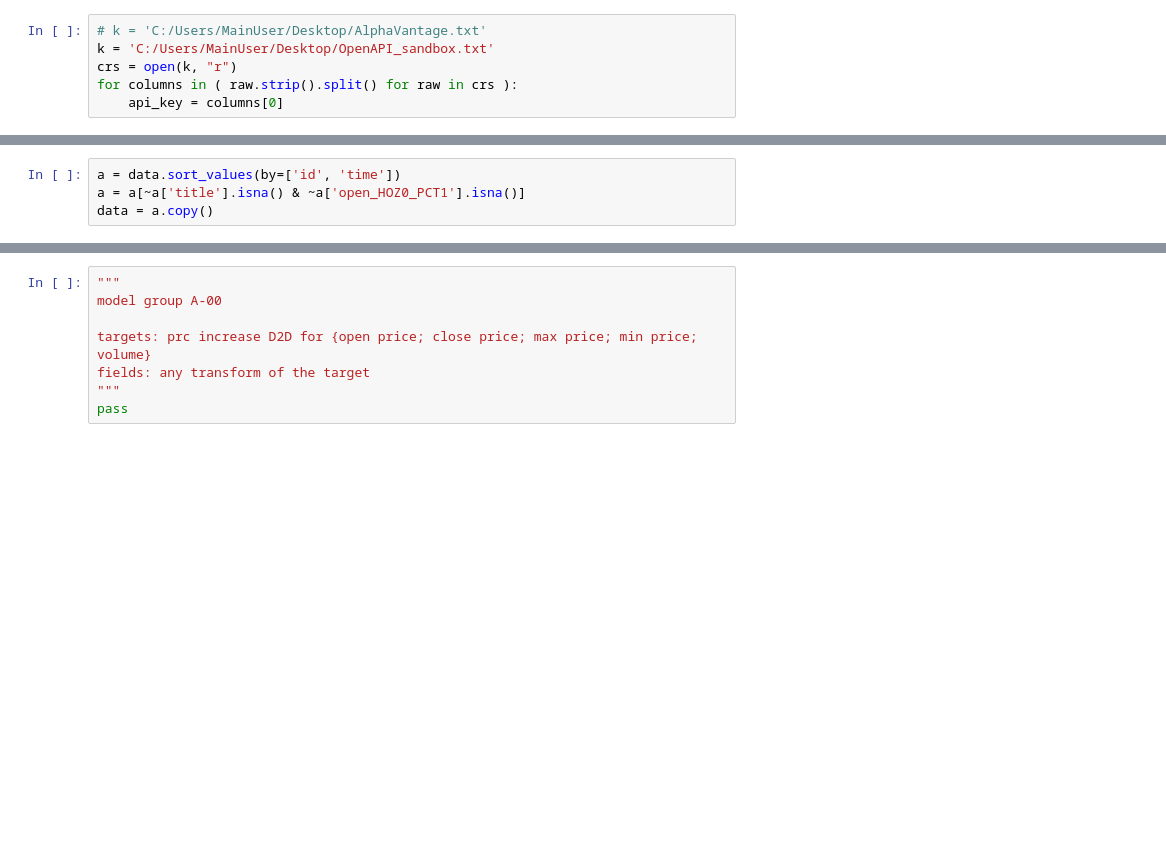
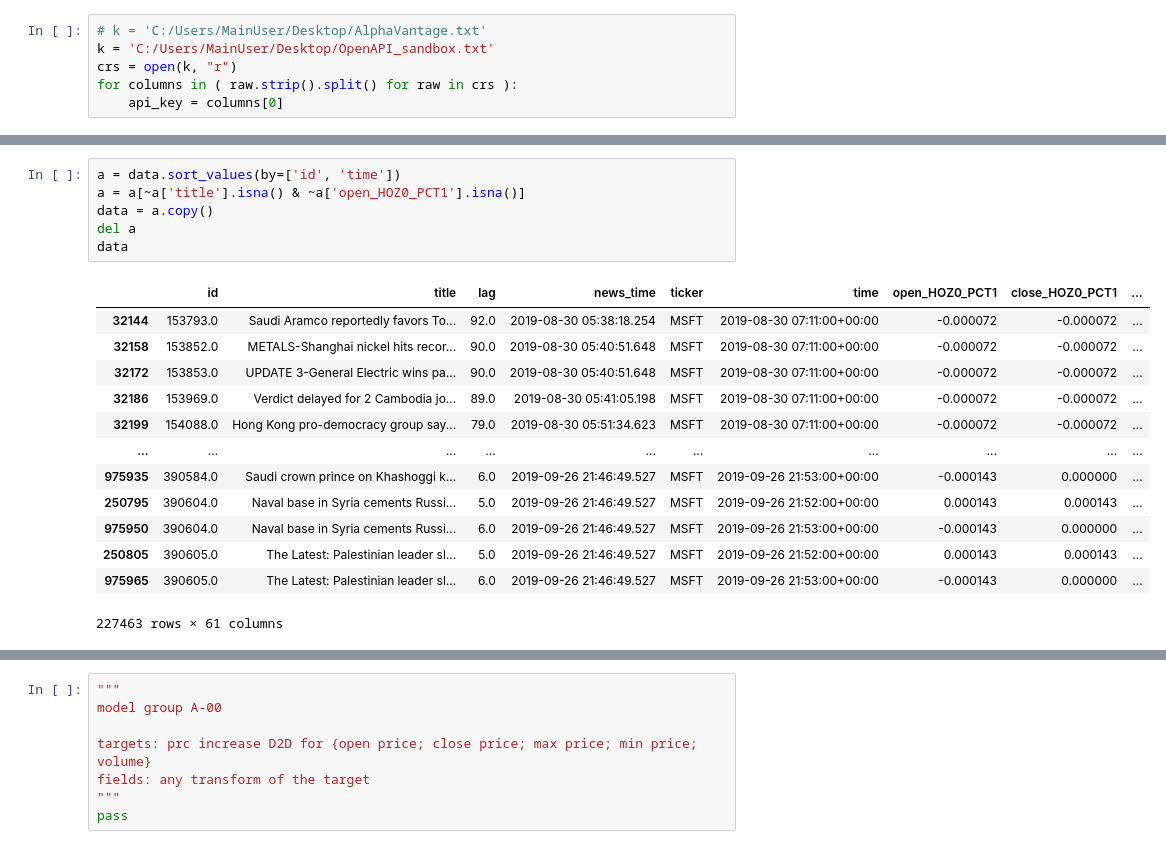
Before and after one commit to edazizovv/financial_news_re, a Jupyter notebook: flat_model.ipynb, the cells around one changed output, grey strips where cells are left out. Saved outputs shown, nothing was run; the diff lists cells and outputs as text; blank space fills up the shorter version.

```diff
--- a/flat_model.ipynb
+++ b/flat_model.ipynb
@@ -57,4 +56,20 @@ data
 # %%
 a = data.sort_values(by=['id', 'time'])
 a = a[~a['title'].isna() & ~a['open_HOZ0_PCT1'].isna()]
 data = a.copy()
+del a
+data
+# %% [output]
+|  | id | title | lag | news_time | ticker | time | open_HOZ0_PCT1 | close_HOZ0_PCT1 | ... |
+| 32144 | 153793.0 | Saudi Aramco reportedly favors To... | 92.0 | 2019-08-30 05:38:18.254 | MSFT | 2019-08-30 07:11:00+00:00 | -0.000072 | -0.000072 | ... |
+| 32158 | 153852.0 | METALS-Shanghai nickel hits recor... | 90.0 | 2019-08-30 05:40:51.648 | MSFT | 2019-08-30 07:11:00+00:00 | -0.000072 | -0.000072 | ... |
+| 32172 | 153853.0 | UPDATE 3-General Electric wins pa... | 90.0 | 2019-08-30 05:40:51.648 | MSFT | 2019-08-30 07:11:00+00:00 | -0.000072 | -0.000072 | ... |
+| 32186 | 153969.0 | Verdict delayed for 2 Cambodia jo... | 89.0 | 2019-08-30 05:41:05.198 | MSFT | 2019-08-30 07:11:00+00:00 | -0.000072 | -0.000072 | ... |
+| 32199 | 154088.0 | Hong Kong pro-democracy group say... | 79.0 | 2019-08-30 05:51:34.623 | MSFT | 2019-08-30 07:11:00+00:00 | -0.000072 | -0.000072 | ... |
+| ... | ... | ... | ... | ... | ... | ... | ... | ... | ... |
+| 975935 | 390584.0 | Saudi crown prince on Khashoggi k... | 6.0 | 2019-09-26 21:46:49.527 | MSFT | 2019-09-26 21:53:00+00:00 | -0.000143 | 0.000000 | ... |
+| 250795 | 390604.0 | Naval base in Syria cements Russi... | 5.0 | 2019-09-26 21:46:49.527 | MSFT | 2019-09-26 21:52:00+00:00 | 0.000143 | 0.000143 | ... |
+| 975950 | 390604.0 | Naval base in Syria cements Russi... | 6.0 | 2019-09-26 21:46:49.527 | MSFT | 2019-09-26 21:53:00+00:00 | -0.000143 | 0.000000 | ... |
+| 250805 | 390605.0 | The Latest: Palestinian leader sl... | 5.0 | 2019-09-26 21:46:49.527 | MSFT | 2019-09-26 21:52:00+00:00 | 0.000143 | 0.000143 | ... |
+| 975965 | 390605.0 | The Latest: Palestinian leader sl... | 6.0 | 2019-09-26 21:46:49.527 | MSFT | 2019-09-26 21:53:00+00:00 | -0.000143 | 0.000000 | ... |
+227463 rows × 61 columns
```
Also changed, not shown: parts of 15 cells of this notebook, 4 other files.
